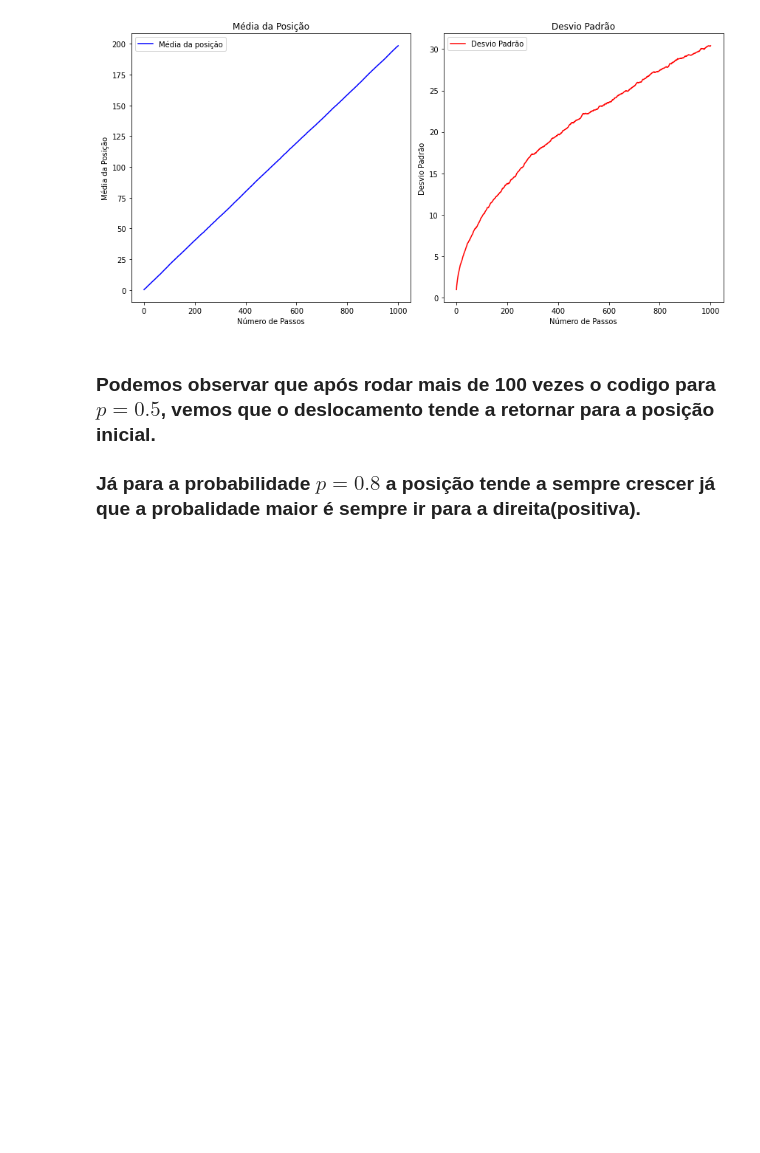
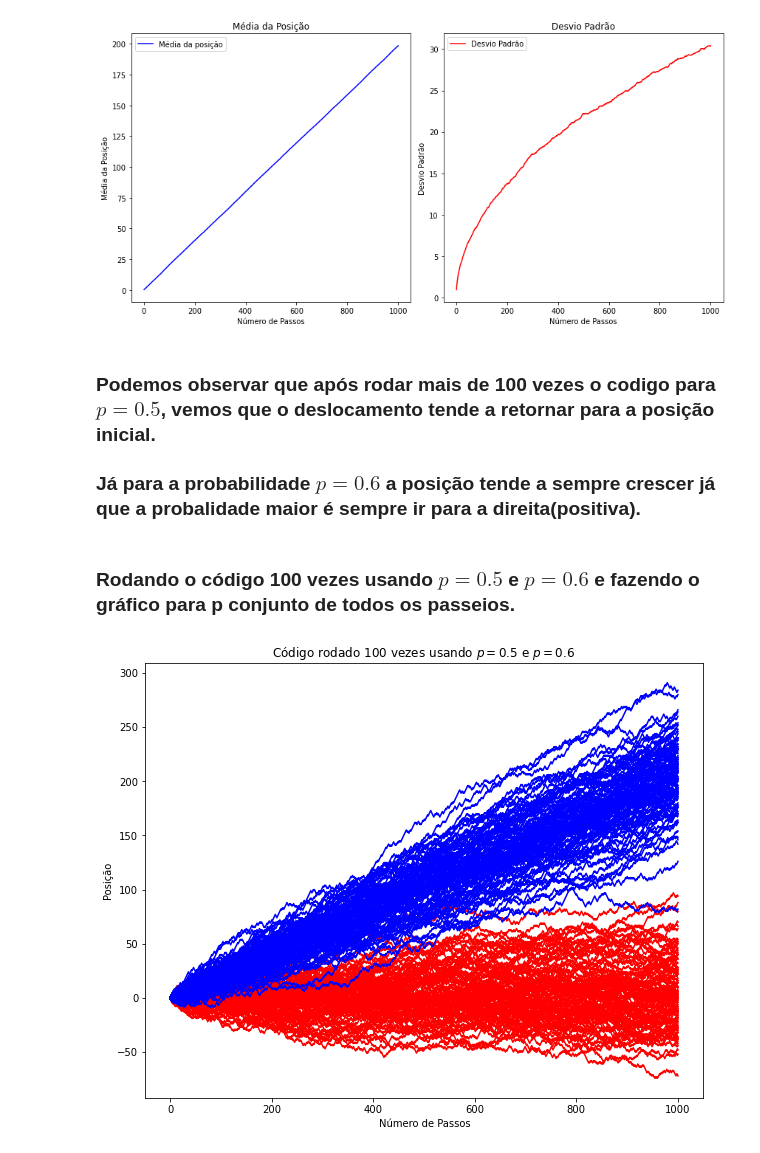
Before and after one commit to FelipeOliveiraFerreira/FIS-COMP, a Jupyter notebook: Tarefa-4/T4.ipynb, the cells around one changed output. Cells and saved outputs as stored; diff of their text form; code cells hidden in the pictures; blank space fills up the shorter version.

```diff
--- a/Tarefa-4/T4.ipynb
+++ b/Tarefa-4/T4.ipynb
@@ -243,4 +243,50 @@ plot_estatisticas(total_passos, p, simulacoes)
 # %% [markdown]
 ### Podemos observar que após rodar mais de 100 vezes o codigo para $p=0.5$, vemos que o deslocamento tende a retornar para a posição inicial.
 
-### Já para a probabilidade $p=0.8$ a posição tende a sempre crescer já que a probalidade maior é sempre ir para a direita(positiva).
+### Já para a probabilidade $p=0.6$ a posição tende a sempre crescer já que a probalidade maior é sempre ir para a direita(positiva).
+# %% [markdown]
+### Rodando o código 100 vezes usando $p=0.5$ e $p=0.6$ e fazendo o gráfico para p conjunto de todos os passeios.
+# %%
+def plot_random_walk_for_p_values(N, p1, p2, num_runs=100):
+    """
+    Gera e plota múltiplos passeios aleatórios unidimensionais para os valores de p fornecidos.
+
+    parâmetros:
+    N: Número total de passos do passeio.
+    p1, p2: Valores de p para simular os passeios.
+    num_runs: Número de simulações a serem realizadas para cada valor de p.
+
+    Retorna:
+    None
+    """
+    plt.figure(figsize=(10, 8))
+
+
+    for _ in range(num_runs):
+        posicao_p1 = random_walk(N, p1)
+        plt.plot(range(1, N+1), posicao_p1, color='red')
+
+
+    for _ in range(num_runs):
+        posicao_p2 = random_walk(N, p2)
+        plt.plot(range(1, N+1), posicao_p2, color='blue')
+
+    # Adicionando rótulos e título
+    plt.xlabel('Número de Passos')
+    plt.ylabel('Posição')
+    plt.title(r'Código rodado 100 vezes usando $p=0.5$ e $p=0.6$ ')
+
+
+
+    plt.show()
+
+# Parâmetros
+N = 1000
+p1 = 0.5
+p2 = 0.6
+num_runs = 100
+
+# Plotar múltiplos passeios aleatórios para p1 e p2 no mesmo gráfico
+plot_random_walk_for_p_values(N, p1, p2, num_runs)
+# %% [output]
+[figure, added]
```
